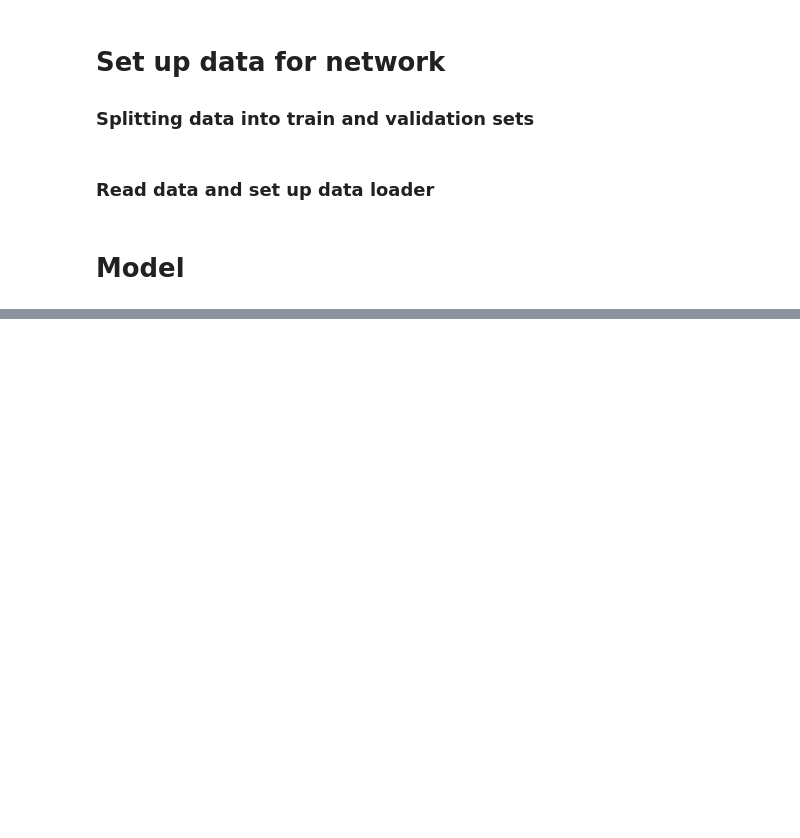
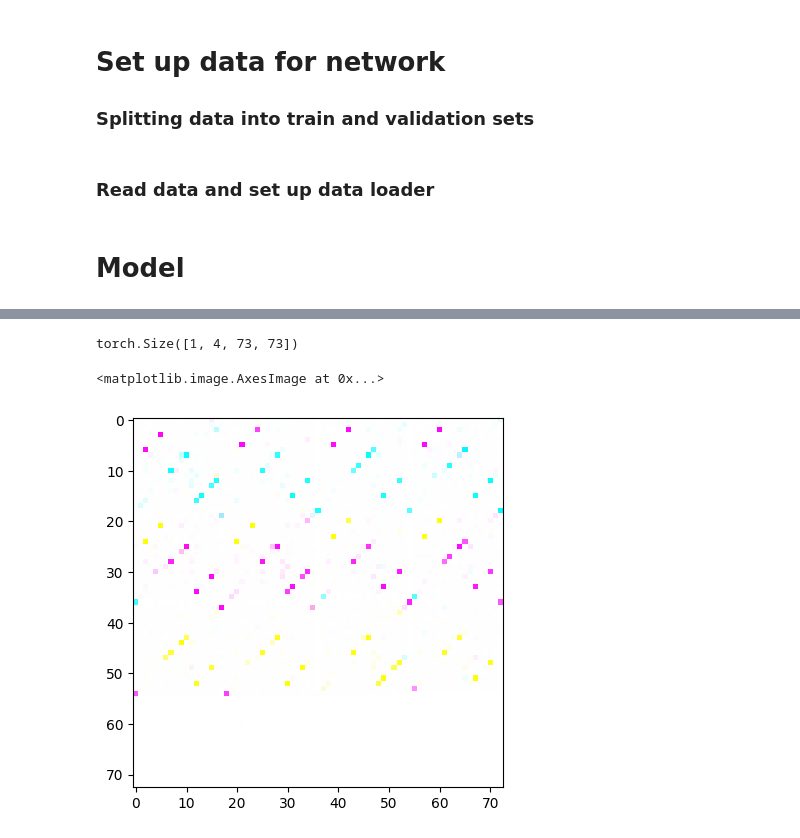
Before and after one commit to MEskerod/project_deeplearning_2023, a Jupyter notebook: deeplearning_project.ipynb, the cells around one changed output, grey strips where cells are left out. Saved outputs shown, nothing was run; the diff lists cells and outputs as text; code cells hidden in the pictures; blank space fills up the shorter version.

```diff
--- a/deeplearning_project.ipynb
+++ b/deeplearning_project.ipynb
@@ -411,3 +445,41 @@ class RNASecondaryStructureCAE(nn.Module):
         x = self.encoder(x)
         x = self.decoder(x)
         return x
+# %%
+num_input_channels = 8
+
+cae = RNASecondaryStructureCAE(num_input_channels)
+
+criterion = nn.BCELoss()
+optimizer = torch.optim.Adam(cae.parameters(), lr=0.001)
+# %%
+num_epochs = 5
+
+for epoch in range(num_epochs):
+    running_loss = 0.0
+
+    for data in train_loader:
+      inputs, outputs = data    # Assuming data is labeled
+
+      # Zero the gradients
+      optimizer.zero_grad()
+
+      # Forward pass
+      predicted = cae(inputs)
+
+      # Reshape input and output to match BCE loss (sanity check for sizes)
+      outputs = torch.flatten(outputs)
+      predicted = torch.flatten(predicted)
+
+      # Compute BCE loss
+      loss = criterion(predicted, outputs)
+
+      # Backpropagation and optimization
+      loss.backward()
+      optimizer.step()
+
+      running_loss += loss.item()
+
+    print(f"Epoch [{epoch + 1}/{num_epochs}], Loss: {round(running_loss / len(train_loader),4)}")
+
+print("Training finished")
@@ -413,0 +493,10 @@ class RNASecondaryStructureCAE(nn.Module):
+# %%
+import matplotlib.pyplot as plt
+
+print(inputs.shape)
+
+plt.imshow(predicted.detach().numpy().reshape(73, 73, 4))
+# %% [output]
+torch.Size([1, 4, 73, 73])
+<matplotlib.image.AxesImage at 0x...>
+[figure, added]
```
Also changed, not shown: parts of 10 cells of this notebook.
